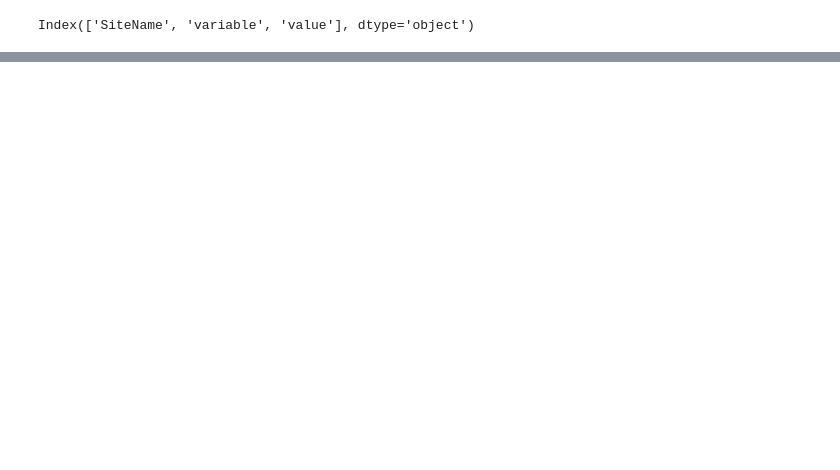
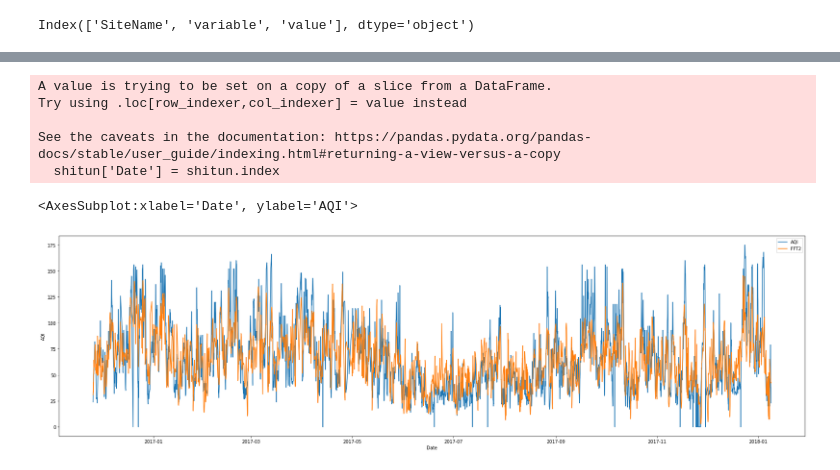
Before and after one commit to chenyenru/air_quality, a Jupyter notebook: main.ipynb, the cells around one changed output, grey strips where cells are left out. Cells and saved outputs as stored; diff of their text form; code cells hidden in the pictures; blank space fills up the shorter version.

```diff
--- a/main.ipynb
+++ b/main.ipynb
@@ -190,0 +235,14 @@ sns.lineplot(data=new_df['AQI'])
+# %%
+mask_shitun = df['SiteName'] == '西屯'
+shitun = df[mask_shitun]
+print(shitun)
+
+import scipy as sp
+import scipy.fft
+
+n = len(shitun['AQI'])
+shitun['fft'] = fft_denoiser(shitun['AQI'], n, to_real=True)
+print(shitun['fft'])
+
+
+shitun['fftx2'] = fft_denoiser(shitun['AQI'], n*1.5, to_real=True)
@@ -190,0 +277,15 @@ sns.lineplot(data=new_df['AQI'])
+# %%
+shitun['Date'] = shitun.index
+fig, ax = plt.subplots()
+fig.set_size_inches(30, 8.27)
+sns.lineplot(x='Date', y='AQI', data=shitun, label='AQI')
+sns.lineplot(x='Date', y='fftx2', data=shitun, label='FFT2')
+#sns.lineplot(x='Date', y='fft', data=shitun, label='FFT')
+# %% [output]
+A value is trying to be set on a copy of a slice from a DataFrame.
+Try using .loc[row_indexer,col_indexer] = value instead
+
+See the caveats in the documentation: https://pandas.pydata.org/pandas-docs/stable/user_guide/indexing.html#returning-a-view-versus-a-copy
+  shitun['Date'] = shitun.index
+<AxesSubplot:xlabel='Date', ylabel='AQI'>
+[figure, added]
```
Also changed, not shown: parts of 29 cells of this notebook, 4 other files.
